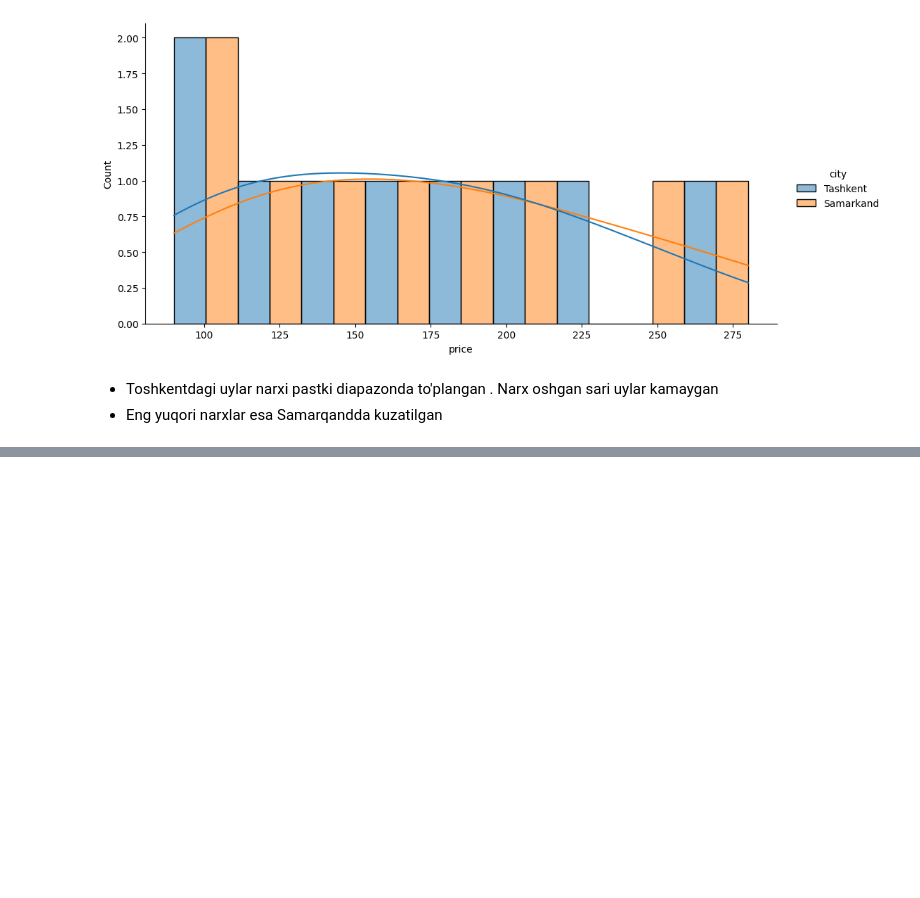
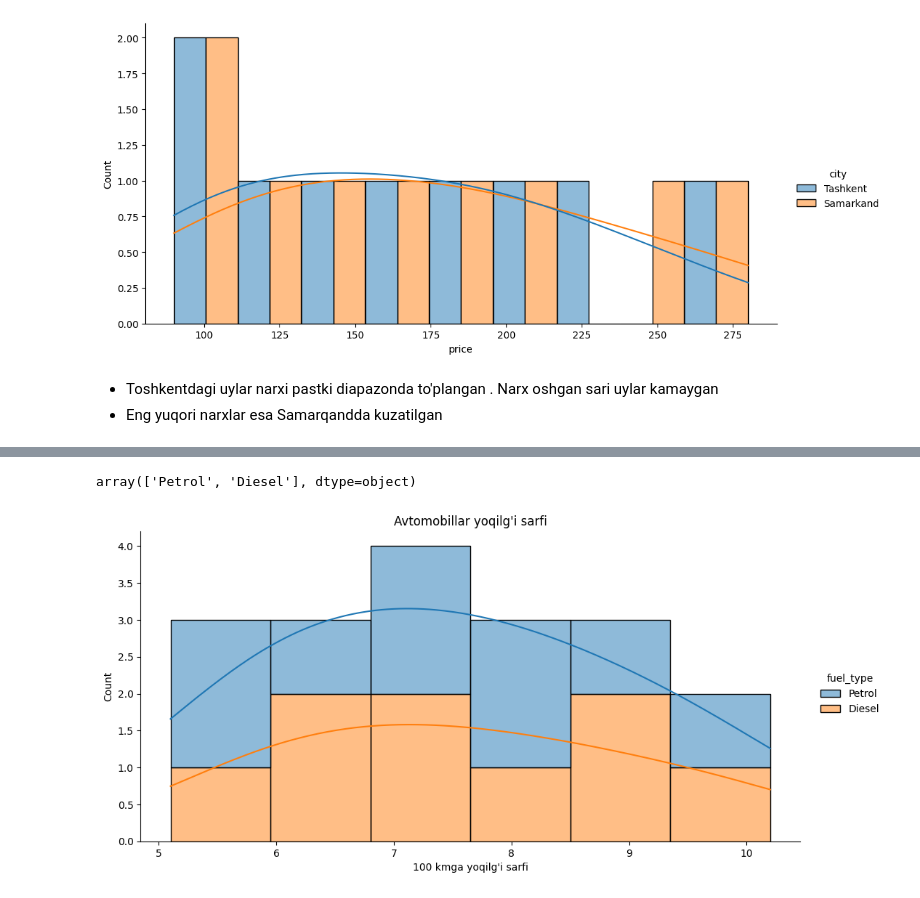
Before and after one commit to izzat-ai/learning-ai, a Jupyter notebook: data_visualization/seaborn/distribution.ipynb, the cells around one changed output, grey strips where cells are left out. Saved outputs shown, nothing was run; the diff lists cells and outputs as text; code cells hidden in the pictures; blank space fills up the shorter version.

```diff
--- a/data_visualization/seaborn/distribution.ipynb
+++ b/data_visualization/seaborn/distribution.ipynb
@@ -108,3 +108,21 @@ plt.show()
 # %% [markdown]
 - Toshkentdagi uylar narxi pastki diapazonda to'plangan . Narx oshgan sari uylar kamaygan
 - Eng yuqori narxlar esa Samarqandda kuzatilgan
+# %%
+# avtomobillarning yoqilg'i sarfi
+cars = pd.DataFrame({
+    "fuel_consumption":[
+        5.1,5.5,5.8,6.0,6.2,6.5,
+        6.8,7.0,7.3,7.5,7.8,8.0,
+        8.3,8.6,9.0,9.3,9.8,10.2
+    ],
+    "fuel_type":[
+        "Petrol","Diesel","Petrol","Diesel",
+        "Petrol","Diesel","Petrol","Diesel",
+        "Petrol","Diesel","Petrol","Diesel",
+        "Petrol","Diesel","Petrol","Diesel",
+        "Petrol","Diesel"
+    ]
+})
+
+cars.head()
@@ -110,0 +136,12 @@ plt.show()
+# %%
+cars['fuel_type'].unique()
+# %% [output]
+array(['Petrol', 'Diesel'], dtype=object)
+# %%
+sns.displot(data=cars, x='fuel_consumption', hue='fuel_type', height=5, aspect=2, kde=True, multiple='stack')
+
+plt.title("Avtomobillar yoqilg'i sarfi")
+plt.xlabel("100 kmga yoqilg'i sarfi")
+plt.show()
+# %% [output]
+[figure, added]
```
Also changed, not shown: parts of 9 cells of this notebook.
